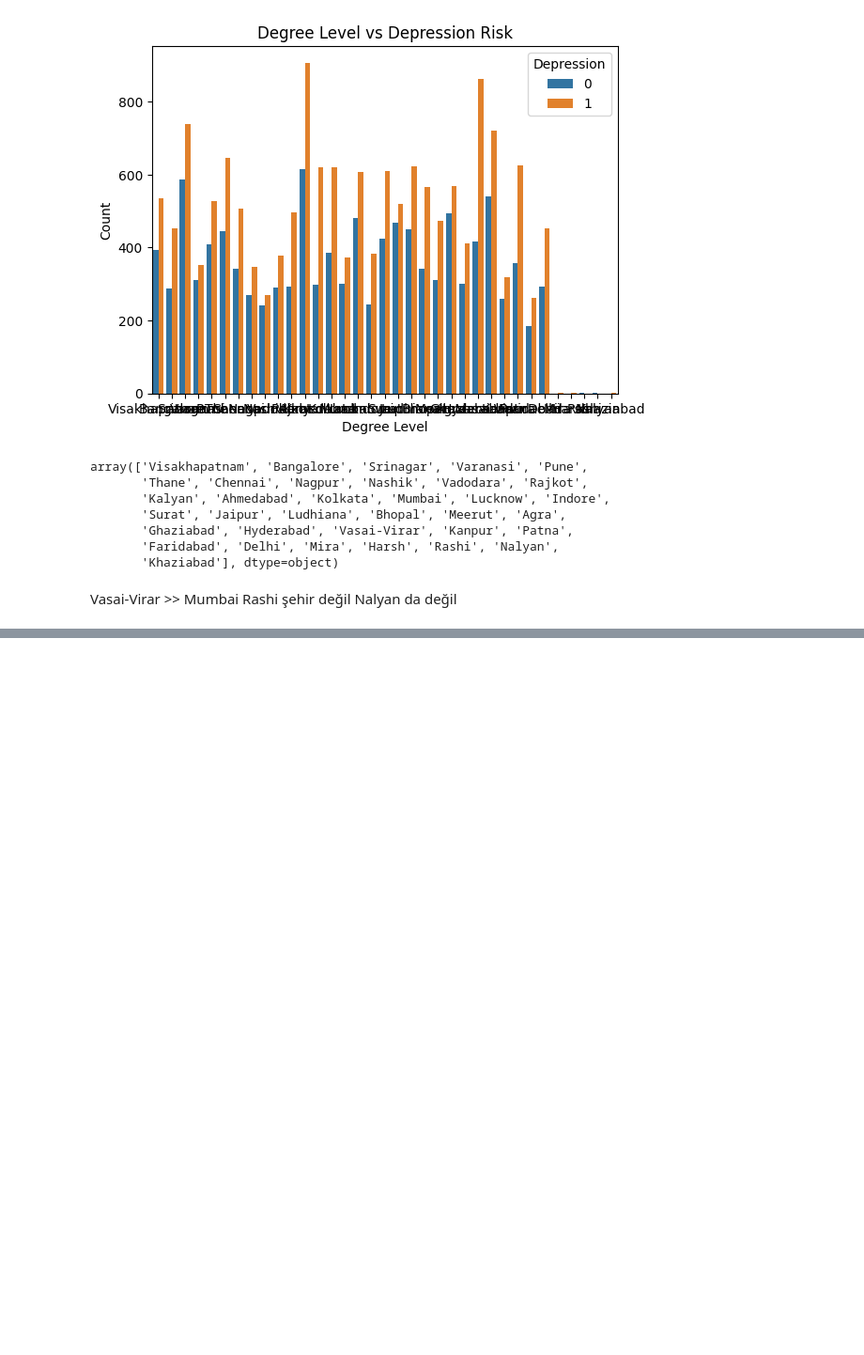
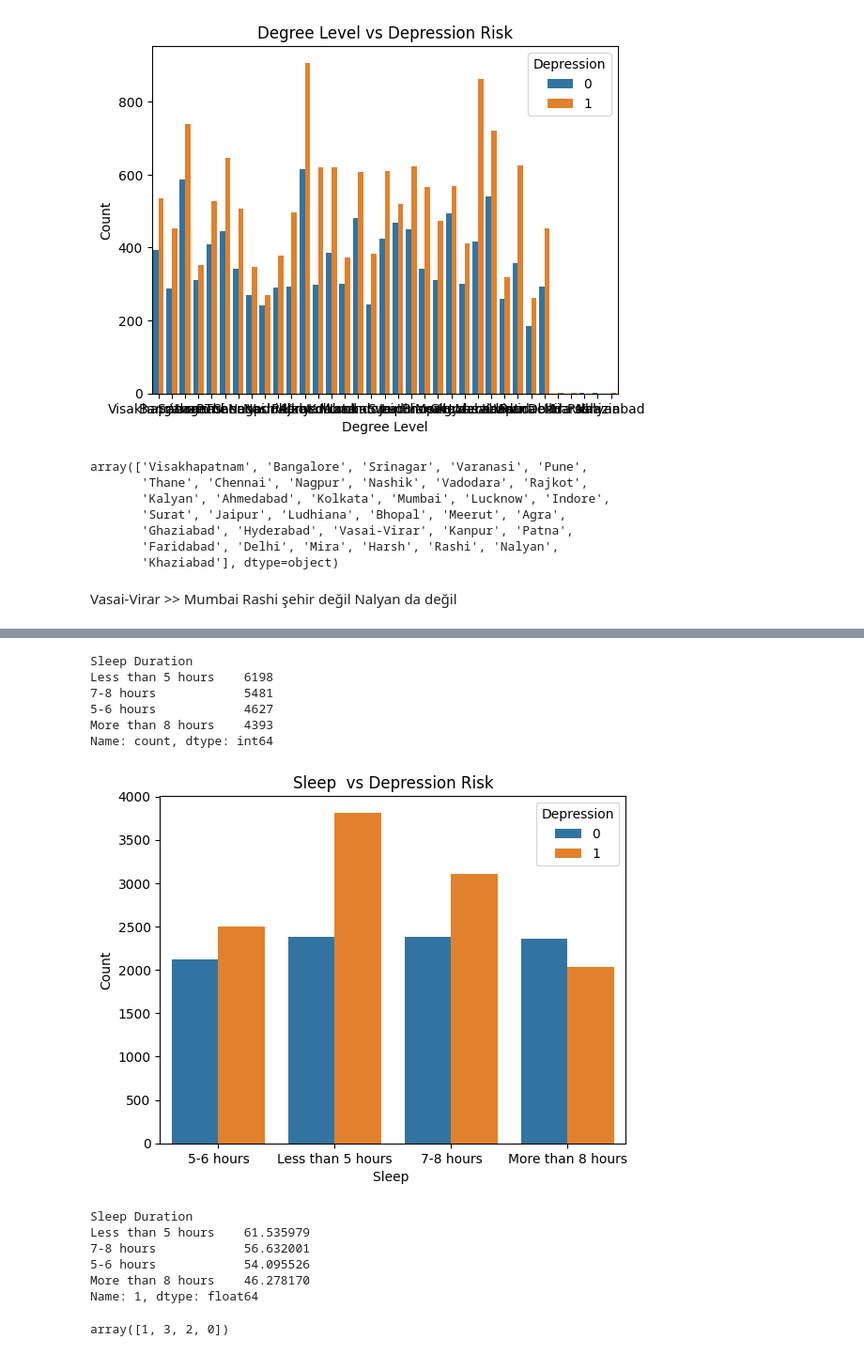
Before and after one commit to mutuceng/depression-risk-classification, a Jupyter notebook: Backend/ML/data_prep.ipynb, the cells around one changed output, grey strips where cells are left out. Shown at 94% size. Drawn from its saved outputs; the diff is of its cells as text; code cells hidden in the pictures; blank space fills up the shorter version.

```diff
--- a/Backend/ML/data_prep.ipynb
+++ b/Backend/ML/data_prep.ipynb
@@ -974,0 +1091,5 @@ Nalyan da değil
+# %%
+std_trainset = std_trainset[~(std_trainset['City'] == "Rashi") |
+                            (std_trainset['City'] == "Nalyan") |
+                            (std_trainset['City'] == "Khaziabad") |
+                            (std_trainset['City'] == "Harsh") ]
@@ -974,0 +1179,32 @@ Nalyan da değil
+# %%
+std_trainset["Sleep Duration"].value_counts()
+# %% [output]
+Sleep Duration
+Less than 5 hours    6198
+7-8 hours            5481
+5-6 hours            4627
+More than 8 hours    4393
+Name: count, dtype: int64
+# %%
+sn.countplot(x='Sleep Duration', hue='Depression', data=std_trainset)
+plt.title('Sleep  vs Depression Risk')
+plt.xlabel('Sleep ')
+plt.ylabel('Count')
+plt.show()
+# %% [output]
+[figure, added]
+# %%
+# Eğitim seviyesine göre depresyon riski yüzdesini hesaplamak
+depression_by_sleep = std_trainset.groupby('Sleep Duration')['Depression'].value_counts(normalize=True).unstack() * 100
+
+depression_by_sleep_sorted = depression_by_sleep[1].sort_values(ascending=False)
+
+# Sıralanmış sonucu görmek
+print(depression_by_sleep_sorted)
+# %% [output]
+Sleep Duration
+Less than 5 hours    61.535979
+7-8 hours            56.632001
+5-6 hours            54.095526
+More than 8 hours    46.278170
+Name: 1, dtype: float64
@@ -974,0 +1221,4 @@ Nalyan da değil
+# %%
+std_trainset['Sleep Duration'].unique()
+# %% [output]
+array([1, 3, 2, 0])
```
Also changed, not shown: parts of 22 cells of this notebook.
